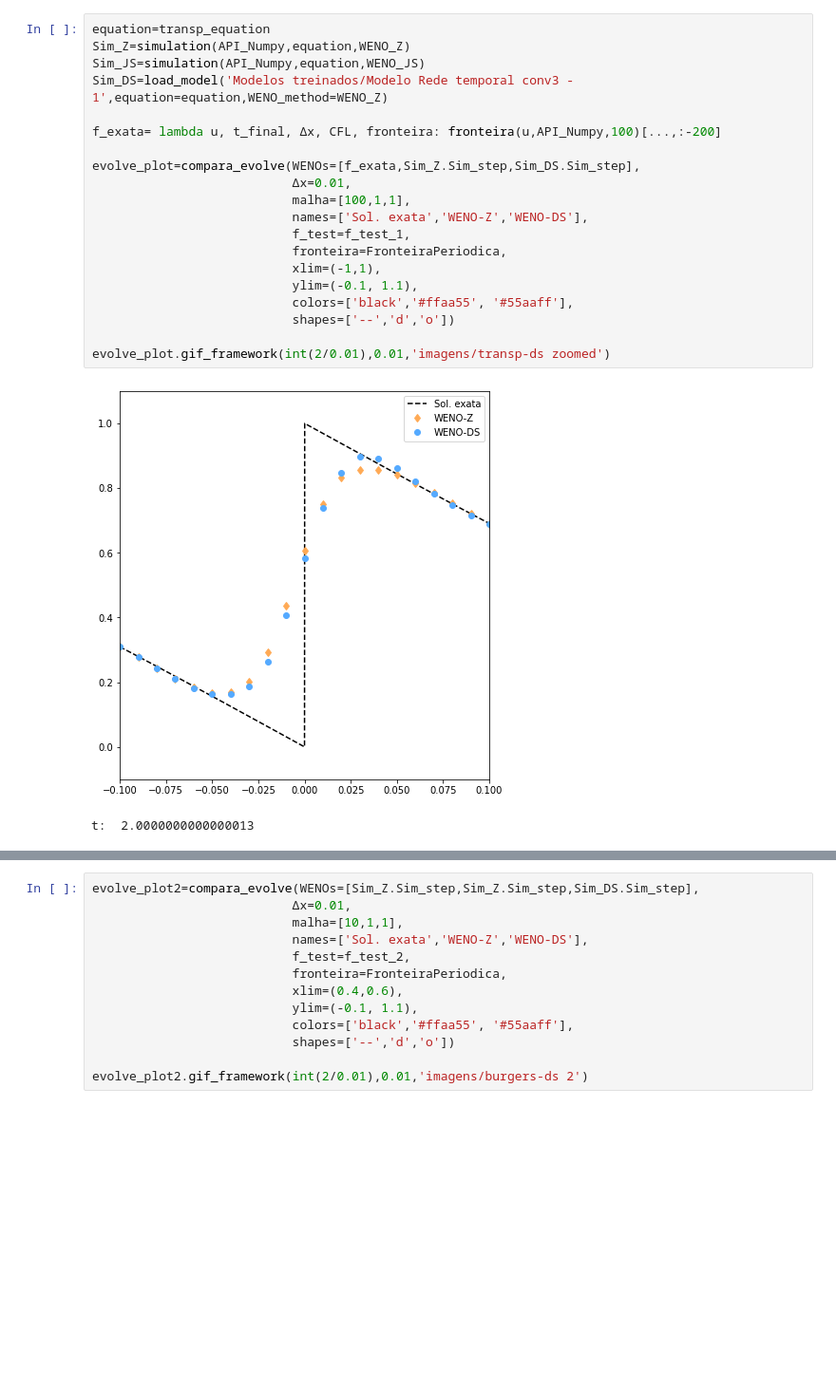
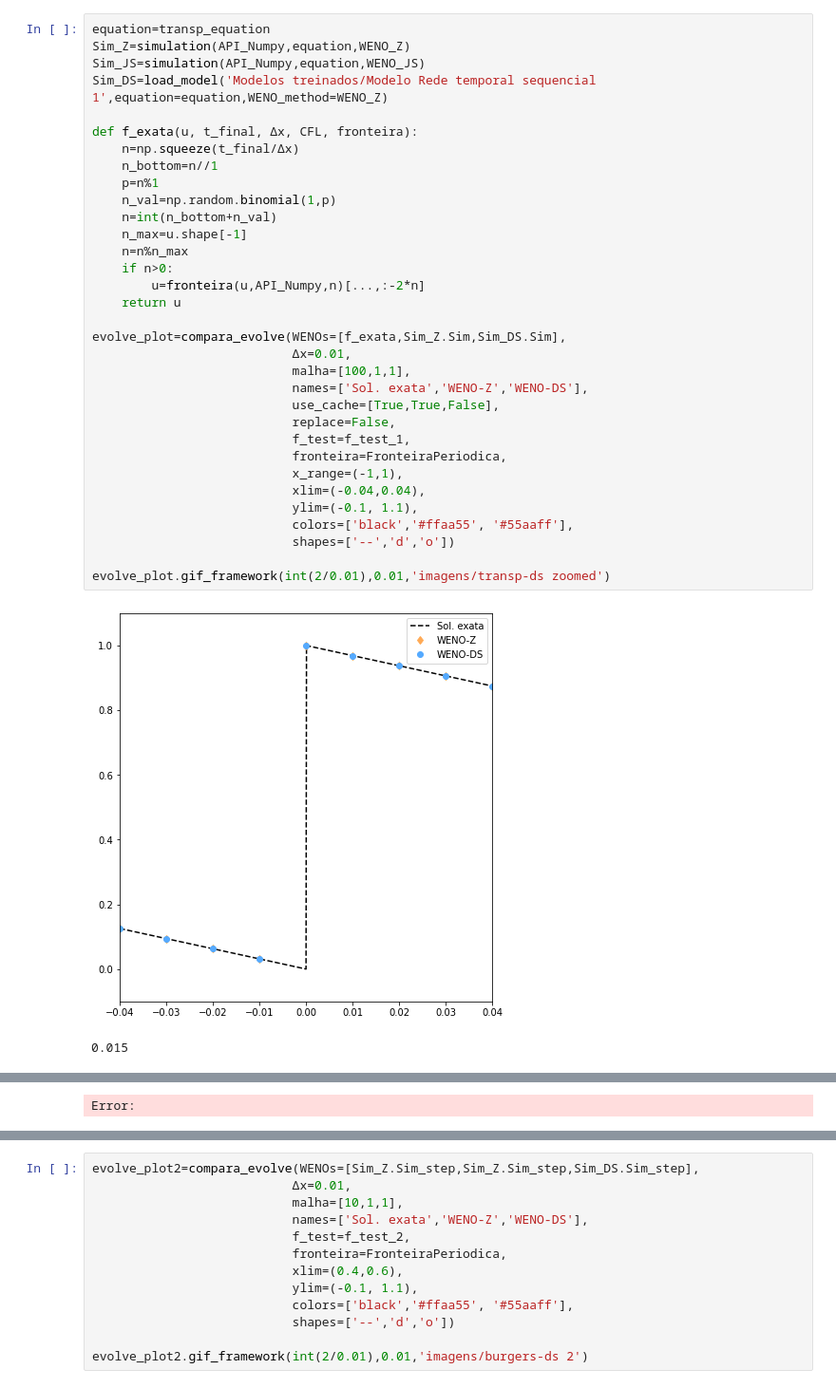
Before and after one commit to silvaneojunior/Top_mat_A, a Jupyter notebook: WENO-DS organizado/Grafico artigo WENO Z 2.ipynb, the cells around one changed output, grey strips where cells are left out. Shown at 95% size. Drawn from its saved outputs; the diff is of its cells as text; blank space fills up the shorter version.

```diff
--- a/WENO-DS organizado/Grafico artigo WENO Z 2.ipynb
+++ b/WENO-DS organizado/Grafico artigo WENO Z 2.ipynb
@@ -9,23 +8,36 @@ float_pres = 'float64' # Definindo a precisão padrão para as análises
 # %%
 equation=transp_equation
 Sim_Z=simulation(API_Numpy,equation,WENO_Z)
 Sim_JS=simulation(API_Numpy,equation,WENO_JS)
-Sim_DS=load_model('Modelos treinados/Modelo Rede temporal conv3 - 1',equation=equation,WENO_method=WENO_Z)
+Sim_DS=load_model('Modelos treinados/Modelo Rede temporal sequencial 1',equation=equation,WENO_method=WENO_Z)
 
-f_exata= lambda u, t_final, Δx, CFL, fronteira: fronteira(u,API_Numpy,100)[...,:-200]
+def f_exata(u, t_final, Δx, CFL, fronteira):
+    n=np.squeeze(t_final/Δx)
+    n_bottom=n//1
+    p=n%1
+    n_val=np.random.binomial(1,p)
+    n=int(n_bottom+n_val)
+    n_max=u.shape[-1]
+    n=n%n_max
+    if n>0:
+        u=fronteira(u,API_Numpy,n)[...,:-2*n]
+    return u
 
-evolve_plot=compara_evolve(WENOs=[f_exata,Sim_Z.Sim_step,Sim_DS.Sim_step],
+evolve_plot=compara_evolve(WENOs=[f_exata,Sim_Z.Sim,Sim_DS.Sim],
                            Δx=0.01,
                            malha=[100,1,1],
                            names=['Sol. exata','WENO-Z','WENO-DS'],
+                           use_cache=[True,True,False],
+                           replace=False,
                            f_test=f_test_1,
                            fronteira=FronteiraPeriodica,
-                           xlim=(-1,1),
+                           x_range=(-1,1),
+                           xlim=(-0.04,0.04),
                            ylim=(-0.1, 1.1),
                            colors=['black','#ffaa55', '#55aaff'],
                            shapes=['--','d','o'])
 
 evolve_plot.gif_framework(int(2/0.01),0.01,'imagens/transp-ds zoomed')
 # %% [output]
-[figure, old version]
+[figure, new version]
-t:  2.0000000000000013
+0.015
@@ -33,3 +44,4 @@ t:  2.0000000000000013
+Error:
 # %%
 equation=burgers_equation
 Sim_Z=simulation(API_Numpy,equation,WENO_Z)
```
Also changed, not shown: parts of 4 cells of this notebook, 10 other files.
